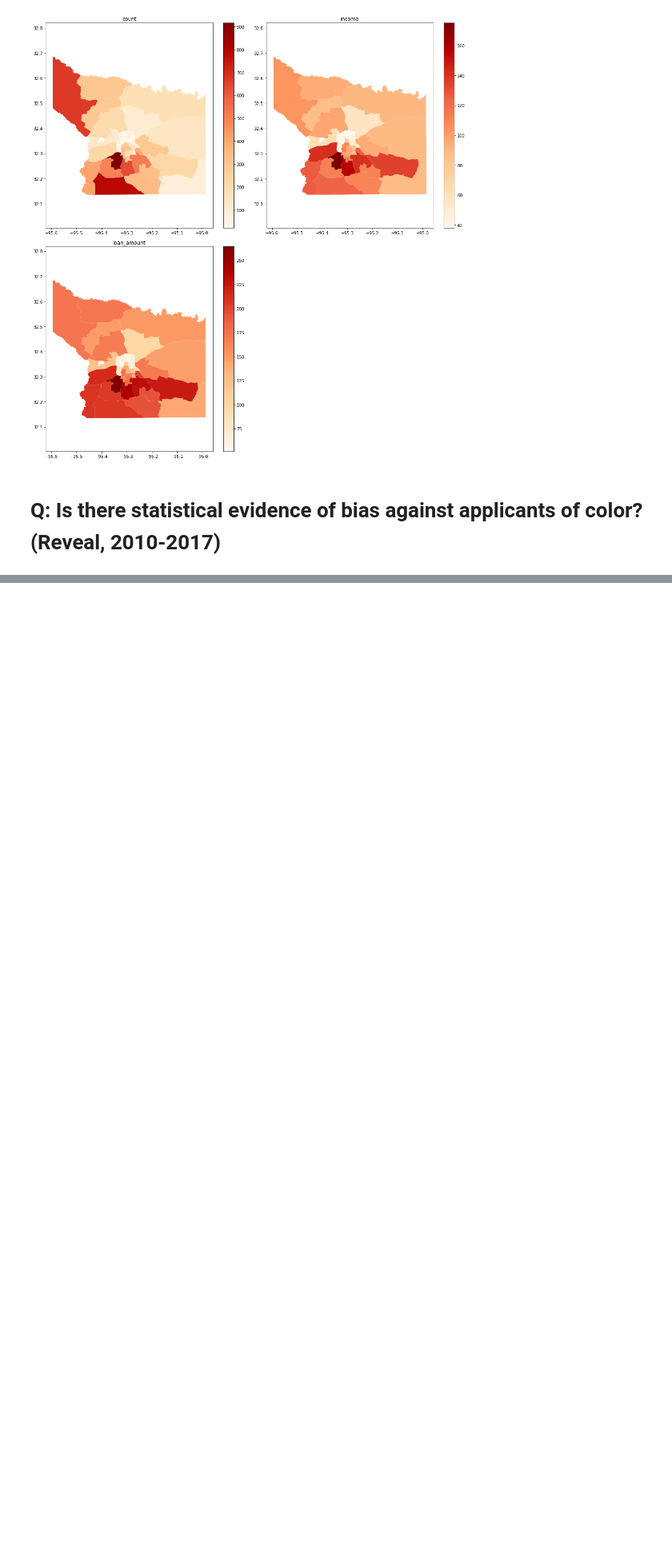
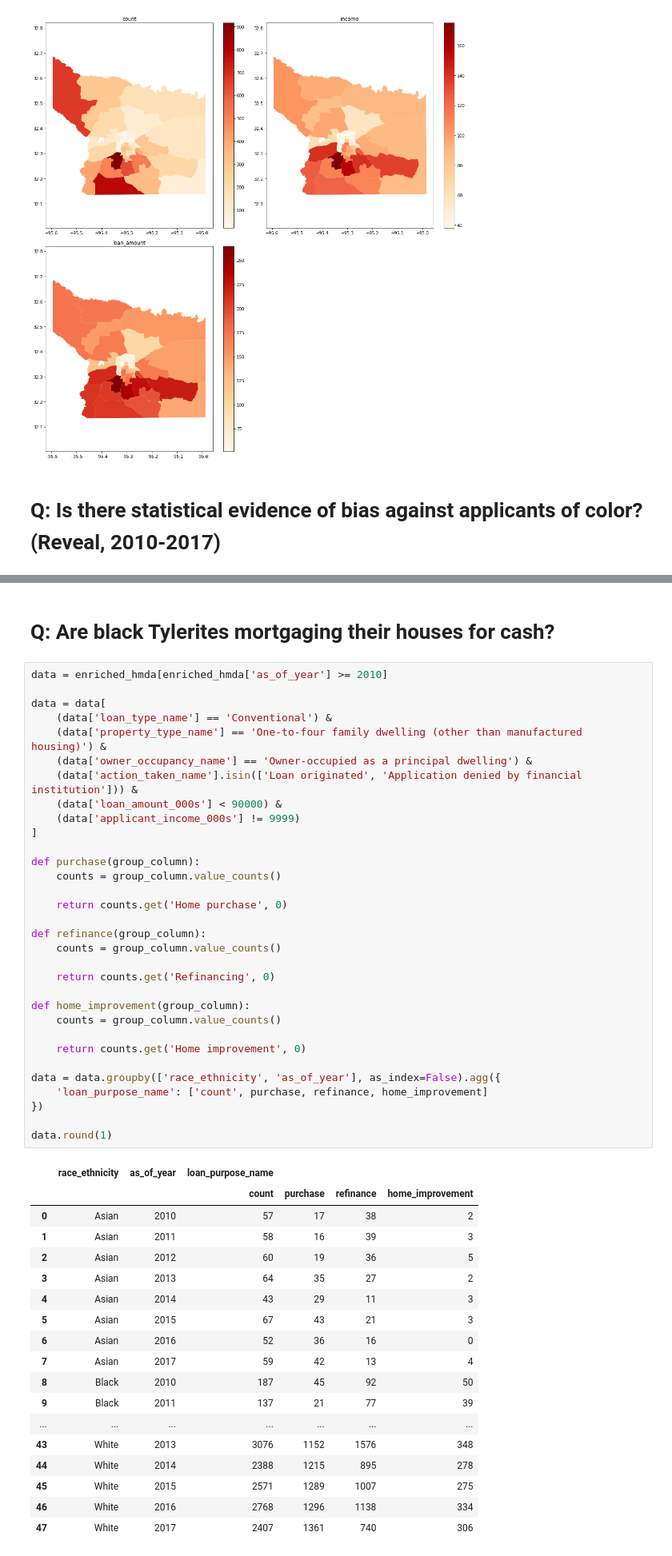
Before and after one commit to thetylerloop/tyler-home-loans, a Jupyter notebook: Home Loans (HMDA) Analysis.ipynb, the cells around one changed output, grey strips where cells are left out. Shown at 80% size. Cells and saved outputs as stored; diff of their text form; blank space fills up the shorter version.

```diff
--- a/Home Loans (HMDA) Analysis.ipynb
+++ b/Home Loans (HMDA) Analysis.ipynb
@@ -512,0 +560,53 @@ Logit Regression Results
+# %% [markdown]
+# Q: Are black Tylerites mortgaging their houses for cash?
+# %%
+data = enriched_hmda[enriched_hmda['as_of_year'] >= 2010]
+
+data = data[
+    (data['loan_type_name'] == 'Conventional') &
+    (data['property_type_name'] == 'One-to-four family dwelling (other than manufactured housing)') &
+    (data['owner_occupancy_name'] == 'Owner-occupied as a principal dwelling') &
+    (data['action_taken_name'].isin(['Loan originated', 'Application denied by financial institution'])) &
+    (data['loan_amount_000s'] < 90000) &
+    (data['applicant_income_000s'] != 9999)
+]
+
+def purchase(group_column):
+    counts = group_column.value_counts()
+
+    return counts.get('Home purchase', 0)
+
+def refinance(group_column):
+    counts = group_column.value_counts()
+
+    return counts.get('Refinancing', 0)
+
+def home_improvement(group_column):
+    counts = group_column.value_counts()
+
+    return counts.get('Home improvement', 0)
+
+data = data.groupby(['race_ethnicity', 'as_of_year'], as_index=False).agg({
+    'loan_purpose_name': ['count', purchase, refinance, home_improvement]
+})
+
+data.round(1)
+# %% [output]
+|  | race_ethnicity | as_of_year | loan_purpose_name |  |  |  |
+|  |  |  | count | purchase | refinance | home_improvement |
+| 0 | Asian | 2010 | 57 | 17 | 38 | 2 |
+| 1 | Asian | 2011 | 58 | 16 | 39 | 3 |
+| 2 | Asian | 2012 | 60 | 19 | 36 | 5 |
+| 3 | Asian | 2013 | 64 | 35 | 27 | 2 |
+| 4 | Asian | 2014 | 43 | 29 | 11 | 3 |
+| 5 | Asian | 2015 | 67 | 43 | 21 | 3 |
+| 6 | Asian | 2016 | 52 | 36 | 16 | 0 |
+| 7 | Asian | 2017 | 59 | 42 | 13 | 4 |
+| 8 | Black | 2010 | 187 | 45 | 92 | 50 |
+| 9 | Black | 2011 | 137 | 21 | 77 | 39 |
+| ... | ... | ... | ... | ... | ... | ... |
+| 43 | White | 2013 | 3076 | 1152 | 1576 | 348 |
+| 44 | White | 2014 | 2388 | 1215 | 895 | 278 |
+| 45 | White | 2015 | 2571 | 1289 | 1007 | 275 |
+| 46 | White | 2016 | 2768 | 1296 | 1138 | 334 |
+| 47 | White | 2017 | 2407 | 1361 | 740 | 306 |
```
Also changed, not shown: parts of 10 cells of this notebook.
